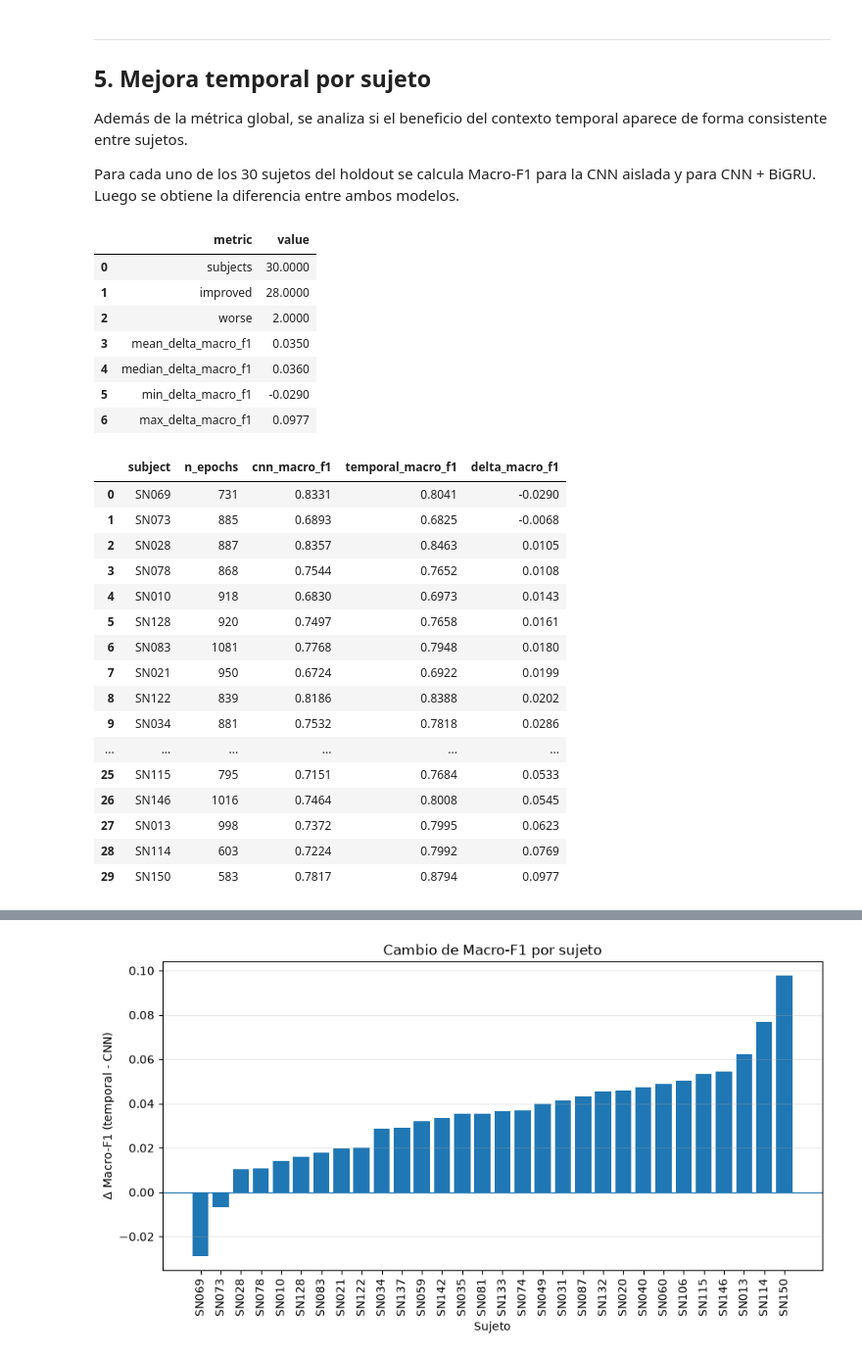
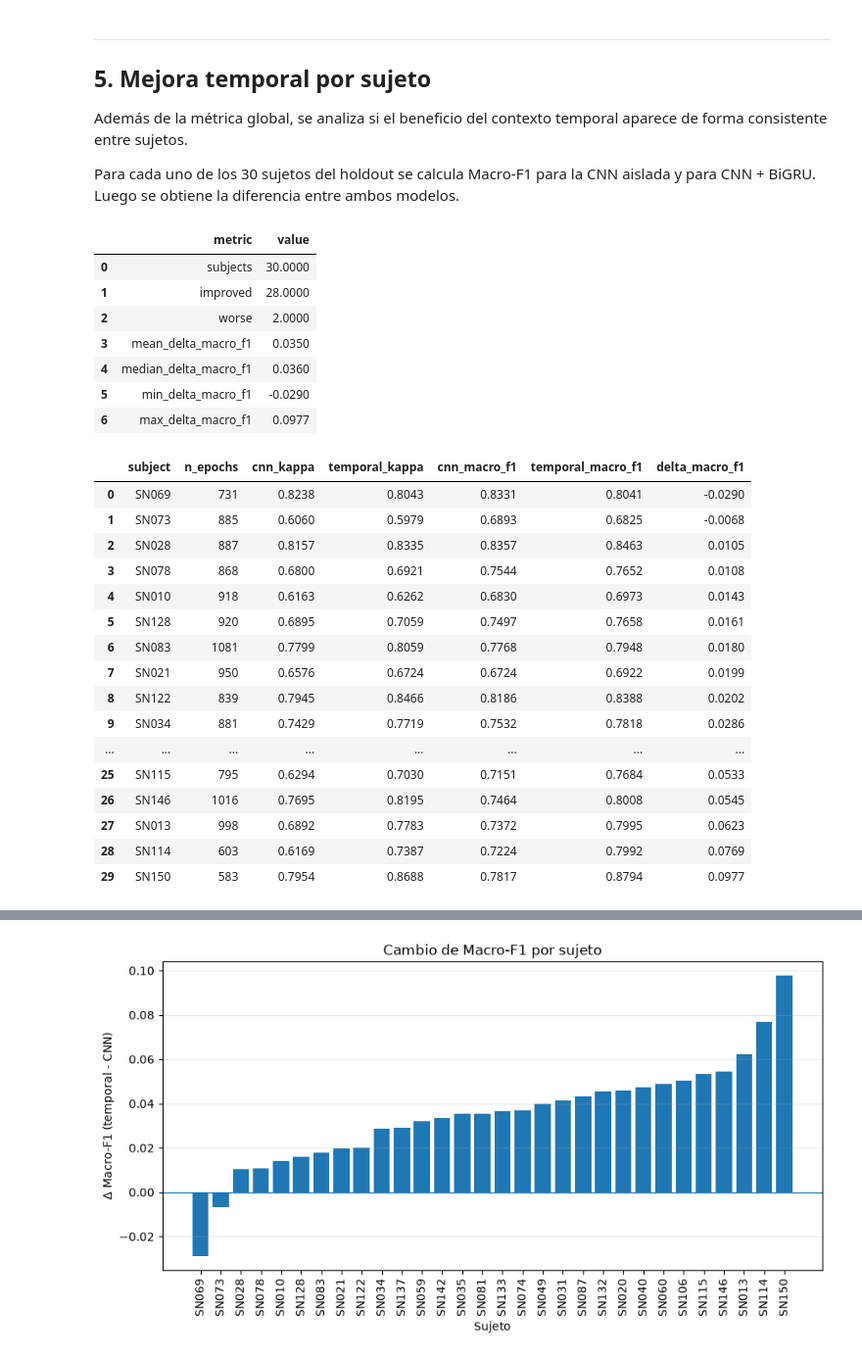
Before and after one commit to Lourdes-Tolotto/Automatic-Sleep-Staging, a Jupyter notebook: Notebooks/11_final_comparison_and_model_selection.ipynb, the cells around one changed output, grey strips where cells are left out. Shown at 98% size. Cells and saved outputs as stored; diff of their text form; code cells hidden in the pictures.

```diff
--- a/Notebooks/11_final_comparison_and_model_selection.ipynb
+++ b/Notebooks/11_final_comparison_and_model_selection.ipynb
@@ -356,6 +351,7 @@ for subject, subject_df in comparison_df.groupby("subject"):
         subject_df["y_true"],
         subject_df["pred_cnn"],
         average="macro",
+        labels=STAGE_ORDER,
         zero_division=0,
     )
 
@@ -363,12 +359,15 @@ for subject, subject_df in comparison_df.groupby("subject"):
         subject_df["y_true"],
         subject_df["pred_temporal"],
         average="macro",
+        labels=STAGE_ORDER,
         zero_division=0,
     )
 
     subject_rows.append({
         "subject": subject,
         "n_epochs": len(subject_df),
+        "cnn_kappa": cohen_kappa_score(subject_df["y_true"], subject_df["pred_cnn"], labels=STAGE_ORDER),
+        "temporal_kappa": cohen_kappa_score(subject_df["y_true"], subject_df["pred_temporal"], labels=STAGE_ORDER),
         "cnn_macro_f1": cnn_f1,
         "temporal_macro_f1": temporal_f1,
         "delta_macro_f1": temporal_f1 - cnn_f1,
@@ -398,47 +397,47 @@ subject_summary = pd.DataFrame({
         "subjects",
         "improved",
         "worse",
         "mean_delta_macro_f1",
         "median_delta_macro_f1",
         "min_delta_macro_f1",
         "max_delta_macro_f1",
     ],
     "value": [
         len(per_subject),
         n_improved,
         n_worse,
         per_subject["delta_macro_f1"].mean(),
         per_subject["delta_macro_f1"].median(),
         per_subject["delta_macro_f1"].min(),
         per_subject["delta_macro_f1"].max(),
     ],
 })
 
 display(subject_summary.round(4))
 display(per_subject.round(4))
 # %% [output]
 |  | metric | value |
 | 0 | subjects | 30.0000 |
 | 1 | improved | 28.0000 |
 | 2 | worse | 2.0000 |
 | 3 | mean_delta_macro_f1 | 0.0350 |
 | 4 | median_delta_macro_f1 | 0.0360 |
 | 5 | min_delta_macro_f1 | -0.0290 |
 | 6 | max_delta_macro_f1 | 0.0977 |
-|  | subject | n_epochs | cnn_macro_f1 | temporal_macro_f1 | delta_macro_f1 |
-| 0 | SN069 | 731 | 0.8331 | 0.8041 | -0.0290 |
-| 1 | SN073 | 885 | 0.6893 | 0.6825 | -0.0068 |
-| 2 | SN028 | 887 | 0.8357 | 0.8463 | 0.0105 |
-| 3 | SN078 | 868 | 0.7544 | 0.7652 | 0.0108 |
-| 4 | SN010 | 918 | 0.6830 | 0.6973 | 0.0143 |
-| 5 | SN128 | 920 | 0.7497 | 0.7658 | 0.0161 |
-| 6 | SN083 | 1081 | 0.7768 | 0.7948 | 0.0180 |
-| 7 | SN021 | 950 | 0.6724 | 0.6922 | 0.0199 |
-| 8 | SN122 | 839 | 0.8186 | 0.8388 | 0.0202 |
-| 9 | SN034 | 881 | 0.7532 | 0.7818 | 0.0286 |
-| ... | ... | ... | ... | ... | ... |
-| 25 | SN115 | 795 | 0.7151 | 0.7684 | 0.0533 |
-| 26 | SN146 | 1016 | 0.7464 | 0.8008 | 0.0545 |
-| 27 | SN013 | 998 | 0.7372 | 0.7995 | 0.0623 |
-| 28 | SN114 | 603 | 0.7224 | 0.7992 | 0.0769 |
-| 29 | SN150 | 583 | 0.7817 | 0.8794 | 0.0977 |
+|  | subject | n_epochs | cnn_kappa | temporal_kappa | cnn_macro_f1 | temporal_macro_f1 | delta_macro_f1 |
+| 0 | SN069 | 731 | 0.8238 | 0.8043 | 0.8331 | 0.8041 | -0.0290 |
+| 1 | SN073 | 885 | 0.6060 | 0.5979 | 0.6893 | 0.6825 | -0.0068 |
+| 2 | SN028 | 887 | 0.8157 | 0.8335 | 0.8357 | 0.8463 | 0.0105 |
+| 3 | SN078 | 868 | 0.6800 | 0.6921 | 0.7544 | 0.7652 | 0.0108 |
+| 4 | SN010 | 918 | 0.6163 | 0.6262 | 0.6830 | 0.6973 | 0.0143 |
+| 5 | SN128 | 920 | 0.6895 | 0.7059 | 0.7497 | 0.7658 | 0.0161 |
+| 6 | SN083 | 1081 | 0.7799 | 0.8059 | 0.7768 | 0.7948 | 0.0180 |
+| 7 | SN021 | 950 | 0.6576 | 0.6724 | 0.6724 | 0.6922 | 0.0199 |
+| 8 | SN122 | 839 | 0.7945 | 0.8466 | 0.8186 | 0.8388 | 0.0202 |
+| 9 | SN034 | 881 | 0.7429 | 0.7719 | 0.7532 | 0.7818 | 0.0286 |
+| ... | ... | ... | ... | ... | ... | ... | ... |
+| 25 | SN115 | 795 | 0.6294 | 0.7030 | 0.7151 | 0.7684 | 0.0533 |
+| 26 | SN146 | 1016 | 0.7695 | 0.8195 | 0.7464 | 0.8008 | 0.0545 |
+| 27 | SN013 | 998 | 0.6892 | 0.7783 | 0.7372 | 0.7995 | 0.0623 |
+| 28 | SN114 | 603 | 0.6169 | 0.7387 | 0.7224 | 0.7992 | 0.0769 |
+| 29 | SN150 | 583 | 0.7954 | 0.8688 | 0.7817 | 0.8794 | 0.0977 |
```
Also changed, not shown: parts of 11 cells of this notebook.
